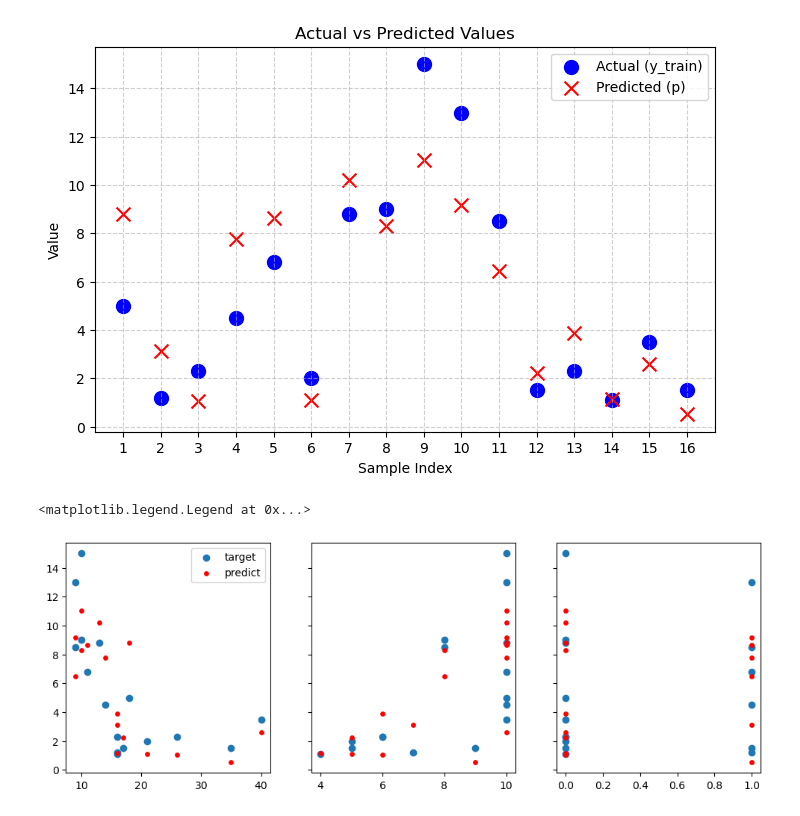
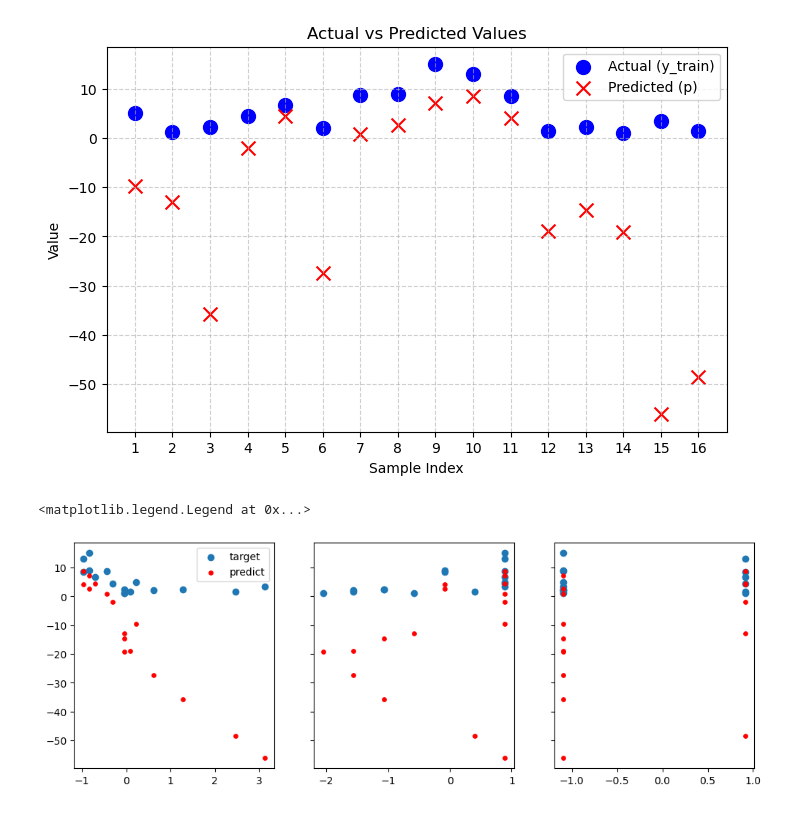
Before and after one commit to hong-lai/ml-nb, a Jupyter notebook: 8. gradient_descent_review.ipynb, the cells around one changed output. Saved outputs shown, nothing was run; the diff lists cells and outputs as text; code cells hidden in the pictures.

```diff
--- a/8. gradient_descent_review.ipynb
+++ b/8. gradient_descent_review.ipynb
@@ -38,9 +54,10 @@ def compute_cost(X, y, w, b):
     return cost
 # %%
-def compute_gradient(X, y, w, b):
+def compute_gradient(X, y, w, b, lambda_=0):
     m = X.shape[0]
     f_wb = fx(X, w, b)
     dj_dw = np.sum((f_wb - y).reshape(-1, 1) * X, axis=0) / m
+    dj_dw += lambda_ / m * w     # Regularization term
     dj_db = np.sum((f_wb - y)) / m
 
     return dj_dw, dj_db
@@ -56,9 +73,28 @@ def compute_gradient_descent(X, y, alpha=4e-3, n_iter=5000):
 
     return w, b
 # %%
-final_w, final_b = compute_gradient_descent(X_train, y_train)
-cost = compute_cost(X_train, y_train, final_w, final_b)
-print("Cost:", cost)
-print("Final w:", final_w)
-print("Final b:", final_b)
+lambdas = []
+costs_cv = []
+costs_train = []
+base = 2
+weights = []
+
+for i in range(20):
+    lambda_ = base ** i
+    w, b = compute_gradient_descent(X_train_scaled, y_train, lambda_=lambda_)
+    cost_cv = compute_cost(X_cv_scaled, y_cv, w, b, lambda_)
+    cost_train = compute_cost(X_train_scaled, y_train, w, b, lambda_)
+
+    weights.append((w, b))
+    lambdas.append(lambda_)
+    costs_cv.append(cost_cv)
+    costs_train.append(cost_train)
+
+    print(f"Lambda: {lambda_}, cost_cv: {cost_cv}, cost_train: {cost_train}")
+
+i_min_cost = np.argmin(costs_cv)
+lambda_min_cost = base ** i_min_cost
+final_w, final_b = weights[i_min_cost]
+
+print("The lambda with the most min cost:", lambda_min_cost)
 # %% [output]
@@ -68,15 +130,14 @@ Final b: 0.16071222256800824
 # %%
-actual_sample_size = 16
 predictions = []
 actual_values = []
 
-for i, x in enumerate(X_train[:actual_sample_size]):
+for i, x in enumerate(X):
     pred = fx(x, final_w, final_b)
     predictions.append(pred)
-    actual_values.append(y_train[i])
+    actual_values.append(y[i])
 
 plt.figure(figsize=(8, 5))
-sample_indices = range(1, actual_sample_size + 1)
+sample_indices = range(1, len(X) + 1)
 
 plt.scatter(sample_indices, actual_values, color='blue',
             label='Actual (y_train)', marker='o', s=100)
@@ -90,14 +151,14 @@ plt.xticks(sample_indices)
 plt.legend()
 plt.grid(True, linestyle='--', alpha=0.6)
 # %% [output]
-[figure, old version]
+[figure, new version]
 # %%
 plt.close()
 fig, ax = plt.subplots(1, 3, figsize=(12, 4), sharey=True)
 for i in range(len(ax)):
-    ax[i].scatter(X_train[:actual_sample_size, i], y_train[:actual_sample_size], label='target')
-    ax[i].scatter(X_train[:actual_sample_size, i], predictions, color='r', label='predict', marker='.', s=60)
+    ax[i].scatter(X_scaled[:, i], y, label='target')
+    ax[i].scatter(X_scaled[:, i], predictions, color='r', label='predict', marker='.', s=60)
 ax[0].legend()
 # %% [output]
 <matplotlib.legend.Legend at 0x...>
-[figure, old version]
+[figure, new version]
```
Also changed, not shown: parts of 6 cells of this notebook.
